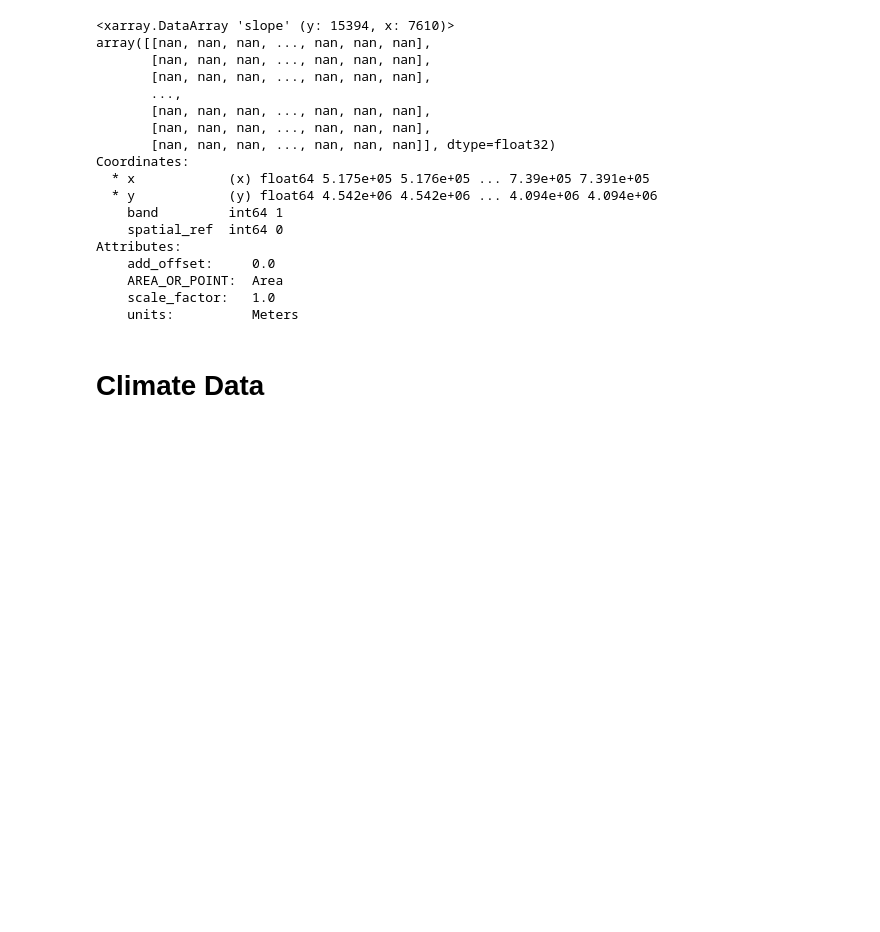
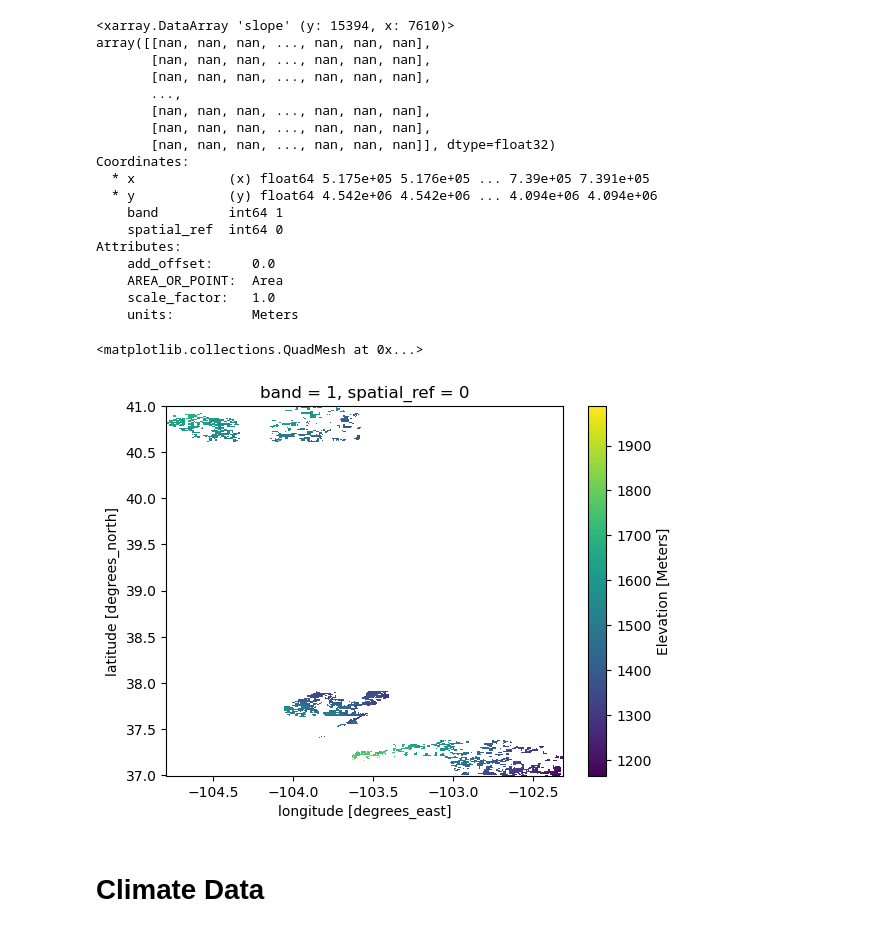
Before and after one commit to pth6570/earth-analytics-intro-final, a Jupyter notebook: final.ipynb, the cells around one changed output. Cells and saved outputs as stored; diff of their text form; code cells hidden in the pictures; blank space fills up the shorter version.

```diff
--- a/final.ipynb
+++ b/final.ipynb
@@ -194,3 +426,22 @@ A merged soil data array already exists.
 # select_grassland_gdf
 
 # select_grassland_gdf = select_grassland_gdf.to_crs(4326)
+# %%
+
+data_dir = os.path.join(data_dir, "test")
+# Download Elevation Data Using Appeears
+elevation_downloader = etapp.AppeearsDownloader(
+    download_key="SRTM_DEM",
+    ea_dir=data_dir,
+    product="SRTMGL1_NC.003",
+    layer="SRTMGL1_DEM",
+    start_date="02-11",
+    end_date="02-21",
+    recurring=True,
+    year_range=[2000, 2000],
+    polygon=select_grassland_gdf,
+)
+
+# Download files if the download directory does not exist
+if not os.path.exists(elevation_downloader.data_dir):
+    elevation_downloader.download_files()
@@ -200,6 +453,7 @@ A merged soil data array already exists.
 # https://appeears.earthdatacloud.nasa.gov/products
 # https://lpdaac.usgs.gov/resources/e-learning/getting-started-with-the-a%CF%81%CF%81eears-api-submitting-and-downloading-an-area-request/
 
+data_dir = os.path.join(data_dir, "test")
 # Download Elevation Data Using Appeears
 elevation_downloader = etapp.AppeearsDownloader(
     download_key="SRTM_DEM",
@@ -264,7 +565,10 @@ Attributes:
 # %%
 # Clip elevation data to selected grasslands
 elev_clip_da = elev_da.rio.clip(select_grassland_gdf.geometry)
-# elev_clip_da.plot()
+elev_clip_da.plot()
+# %% [output]
+<matplotlib.collections.QuadMesh at 0x...>
+[figure, added]
 # %%
 aoi_clip_slope_da = aoi_slope_da.rio.clip(select_grassland_gdf.to_crs("EPSG:32613").geometry)
 # aoi_clip_slope_da.plot(robust=True)
```
Also changed, not shown: parts of 16 cells of this notebook, 4 other files.
